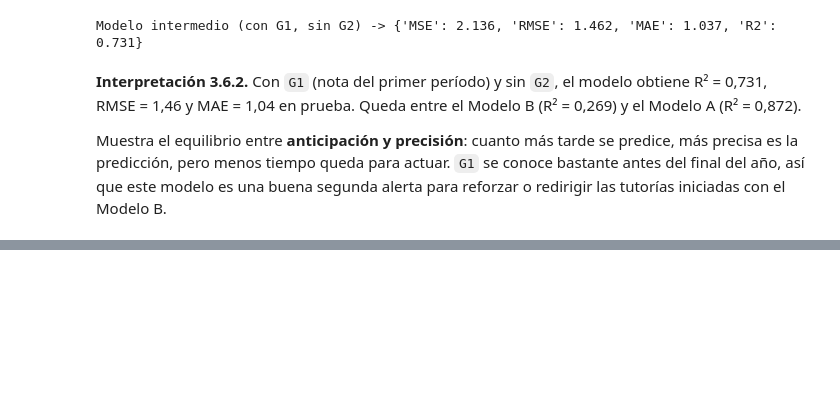
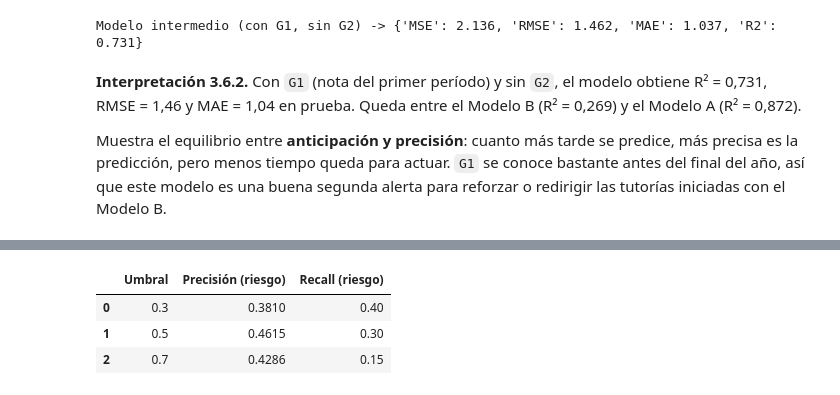
Before and after one commit to ugsaulzc/riesgo-academico-regresion-clasificacion, a Jupyter notebook: ProyectoP1_ELMA-4-1_GrupoB.ipynb, the cells around one changed output, grey strips where cells are left out. Saved outputs shown, nothing was run; the diff lists cells and outputs as text; code cells hidden in the pictures; blank space fills up the shorter version.

```diff
--- a/ProyectoP1_ELMA-4-1_GrupoB.ipynb
+++ b/ProyectoP1_ELMA-4-1_GrupoB.ipynb
@@ -1146,0 +1377,37 @@ Muestra el equilibrio entre **anticipación y precisión**: cuanto más tarde se
+# %%
+# Obtener la probabilidad de aprobar (columna 1 corresponde a la clase 1)
+probabilidades_aprobar = modelo_logistico.predict_proba(X_test_log)[:, 1]
+
+# Convertirla en probabilidad de reprobar
+probabilidades_reprobar = 1 - probabilidades_aprobar
+
+# Invertir la etiqueta solo para evaluar detección de riesgo:
+# 1 = reprueba; 0 = aprueba
+y_riesgo_real = (y_test_log == 0).astype(int)
+
+umbrales = [0.3, 0.5, 0.7]
+resultados_umbrales = []
+
+for umbral in umbrales:
+    y_riesgo_pred = (probabilidades_reprobar >= umbral).astype(int)
+
+    precision_riesgo = precision_score(
+        y_riesgo_real, y_riesgo_pred, zero_division=0
+    )
+    recall_riesgo = recall_score(
+        y_riesgo_real, y_riesgo_pred, zero_division=0
+    )
+
+    resultados_umbrales.append({
+        "Umbral": umbral,
+        "Precisión (riesgo)": precision_riesgo,
+        "Recall (riesgo)": recall_riesgo
+    })
+
+tabla_umbrales = pd.DataFrame(resultados_umbrales)
+display(tabla_umbrales.round(4))
+# %% [output]
+|  | Umbral | Precisión (riesgo) | Recall (riesgo) |
+| 0 | 0.3 | 0.3810 | 0.40 |
+| 1 | 0.5 | 0.4615 | 0.30 |
+| 2 | 0.7 | 0.4286 | 0.15 |
```
Also changed, not shown: parts of 24 cells of this notebook.
